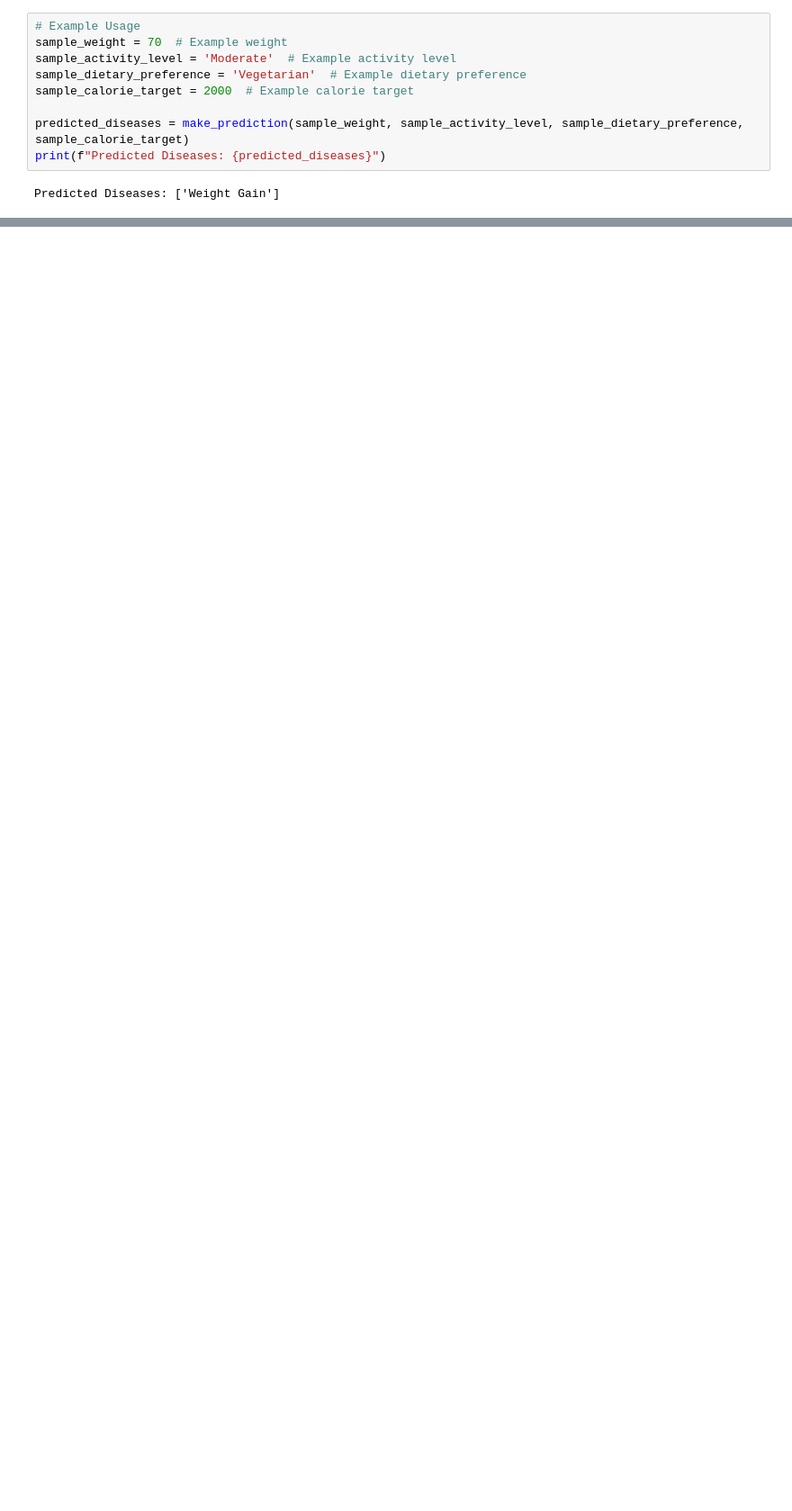
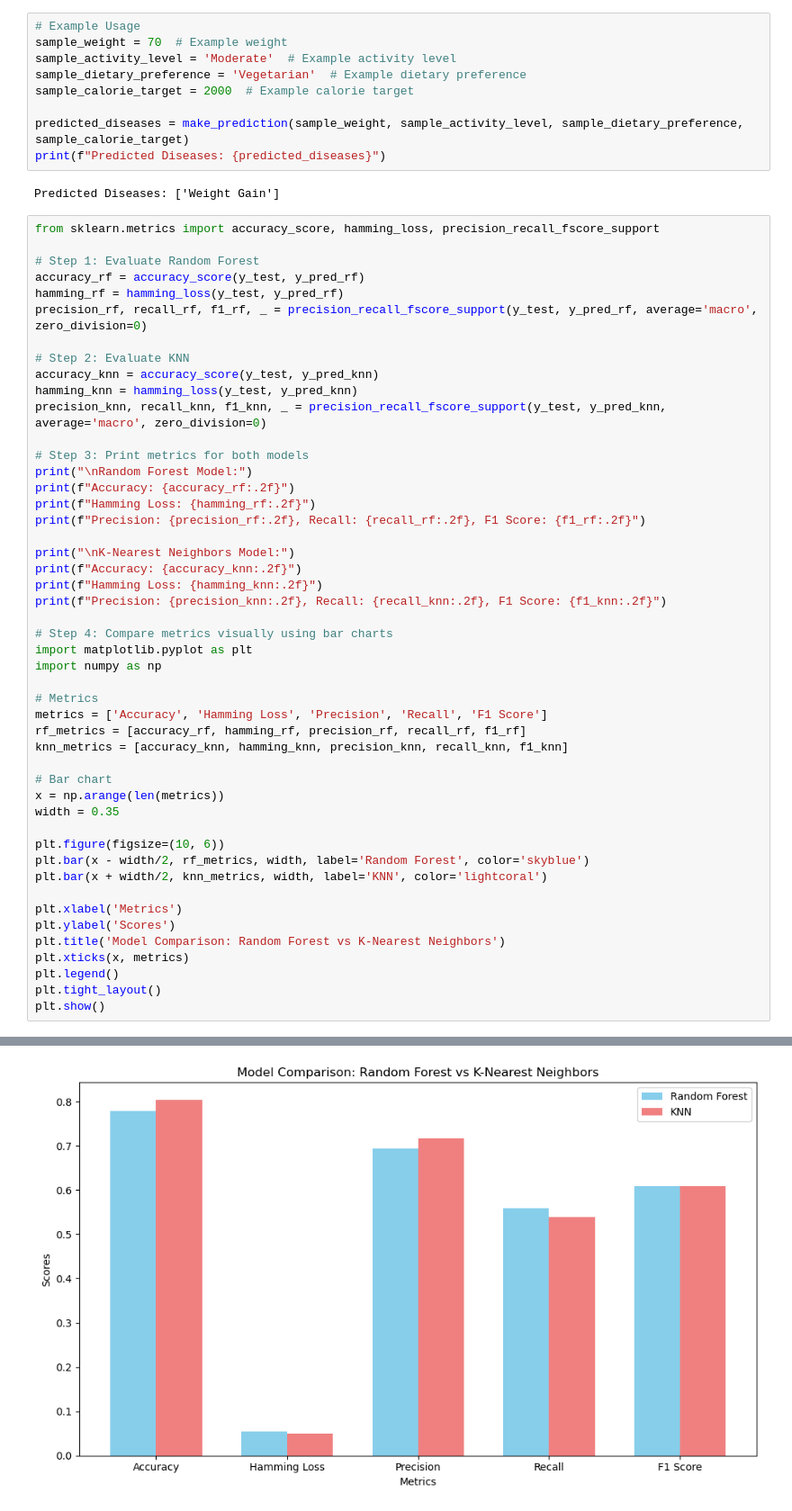
Before and after one commit to faizanarshad/DiseasePrediction, a Jupyter notebook: health.ipynb, the cells around one changed output, grey strips where cells are left out. Shown at 90% size. Drawn from its saved outputs; the diff is of its cells as text; blank space fills up the shorter version.

```diff
--- a/health.ipynb
+++ b/health.ipynb
@@ -622,3 +699,52 @@ predicted_diseases = make_prediction(sample_weight, sample_activity_level, sampl
 print(f"Predicted Diseases: {predicted_diseases}")
 # %% [output]
 Predicted Diseases: ['Weight Gain']
+# %%
+from sklearn.metrics import accuracy_score, hamming_loss, precision_recall_fscore_support
+
+# Step 1: Evaluate Random Forest
+accuracy_rf = accuracy_score(y_test, y_pred_rf)
+hamming_rf = hamming_loss(y_test, y_pred_rf)
+precision_rf, recall_rf, f1_rf, _ = precision_recall_fscore_support(y_test, y_pred_rf, average='macro', zero_division=0)
+
+# Step 2: Evaluate KNN
+accuracy_knn = accuracy_score(y_test, y_pred_knn)
+hamming_knn = hamming_loss(y_test, y_pred_knn)
+precision_knn, recall_knn, f1_knn, _ = precision_recall_fscore_support(y_test, y_pred_knn, average='macro', zero_division=0)
+
+# Step 3: Print metrics for both models
+print("\nRandom Forest Model:")
+print(f"Accuracy: {accuracy_rf:.2f}")
+print(f"Hamming Loss: {hamming_rf:.2f}")
+print(f"Precision: {precision_rf:.2f}, Recall: {recall_rf:.2f}, F1 Score: {f1_rf:.2f}")
+
+print("\nK-Nearest Neighbors Model:")
+print(f"Accuracy: {accuracy_knn:.2f}")
+print(f"Hamming Loss: {hamming_knn:.2f}")
+print(f"Precision: {precision_knn:.2f}, Recall: {recall_knn:.2f}, F1 Score: {f1_knn:.2f}")
+
+# Step 4: Compare metrics visually using bar charts
+import matplotlib.pyplot as plt
+import numpy as np
+
+# Metrics
+metrics = ['Accuracy', 'Hamming Loss', 'Precision', 'Recall', 'F1 Score']
+rf_metrics = [accuracy_rf, hamming_rf, precision_rf, recall_rf, f1_rf]
+knn_metrics = [accuracy_knn, hamming_knn, precision_knn, recall_knn, f1_knn]
+
+# Bar chart
+x = np.arange(len(metrics))
+width = 0.35
+
+plt.figure(figsize=(10, 6))
+plt.bar(x - width/2, rf_metrics, width, label='Random Forest', color='skyblue')
+plt.bar(x + width/2, knn_metrics, width, label='KNN', color='lightcoral')
+
+plt.xlabel('Metrics')
+plt.ylabel('Scores')
+plt.title('Model Comparison: Random Forest vs K-Nearest Neighbors')
+plt.xticks(x, metrics)
+plt.legend()
+plt.tight_layout()
+plt.show()
+# %% [output]
@@ -624,0 +760 @@ Predicted Diseases: ['Weight Gain']
+[figure, added]
```
Also changed, not shown: parts of 10 cells of this notebook.
